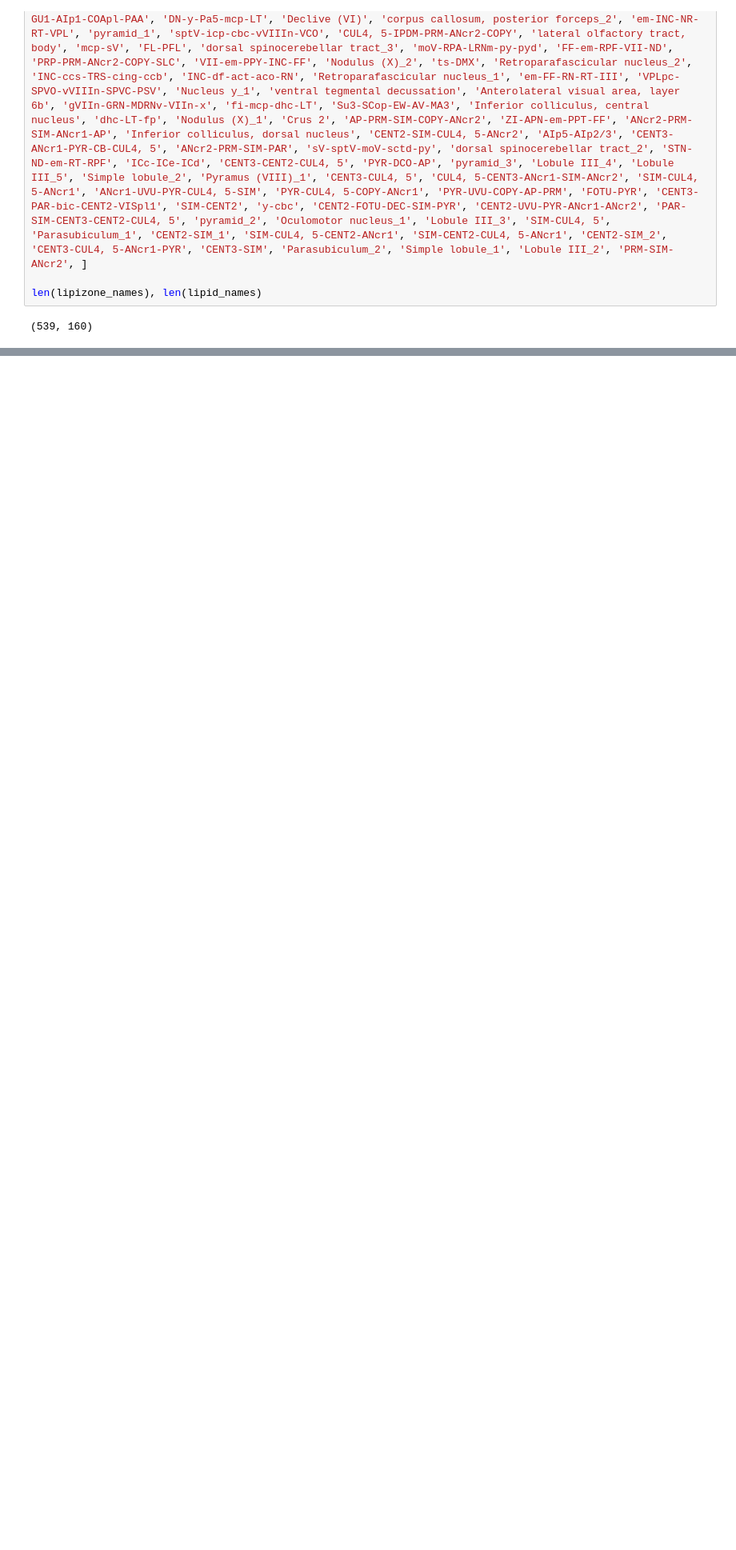
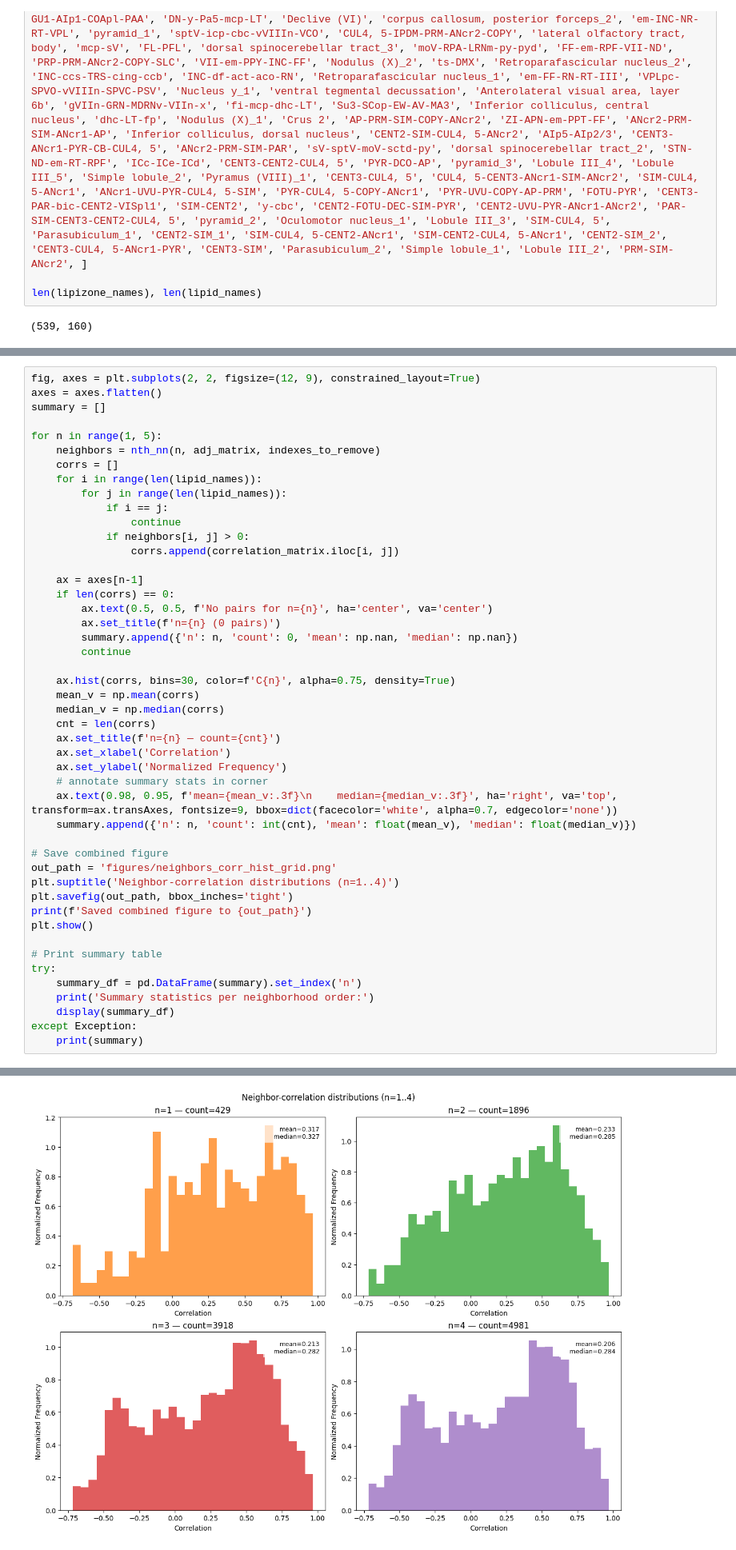
Before and after one commit to LotharBezzon/kineticConstants_test, a Jupyter notebook: lba_data_expl/data_expl.ipynb, the cells around one changed output, grey strips where cells are left out. Shown at 80% size. Saved outputs shown, nothing was run; the diff lists cells and outputs as text; blank space fills up the shorter version.

```diff
--- a/lba_data_expl/data_expl.ipynb
+++ b/lba_data_expl/data_expl.ipynb
@@ -145,0 +108,48 @@ Text(0.5, 1.0, 'Correlation Matrix with Reaction Network Overlay')
+# %%
+fig, axes = plt.subplots(2, 2, figsize=(12, 9), constrained_layout=True)
+axes = axes.flatten()
+summary = []
+
+for n in range(1, 5):
+    neighbors = nth_nn(n, adj_matrix, indexes_to_remove)
+    corrs = []
+    for i in range(len(lipid_names)):
+        for j in range(len(lipid_names)):
+            if i == j:
+                continue
+            if neighbors[i, j] > 0:
+                corrs.append(correlation_matrix.iloc[i, j])
+
+    ax = axes[n-1]
+    if len(corrs) == 0:
+        ax.text(0.5, 0.5, f'No pairs for n={n}', ha='center', va='center')
+        ax.set_title(f'n={n} (0 pairs)')
+        summary.append({'n': n, 'count': 0, 'mean': np.nan, 'median': np.nan})
+        continue
+
+    ax.hist(corrs, bins=30, color=f'C{n}', alpha=0.75, density=True)
+    mean_v = np.mean(corrs)
+    median_v = np.median(corrs)
+    cnt = len(corrs)
+    ax.set_title(f'n={n} — count={cnt}')
+    ax.set_xlabel('Correlation')
+    ax.set_ylabel('Normalized Frequency')
+    # annotate summary stats in corner
+    ax.text(0.98, 0.95, f'mean={mean_v:.3f}\n    median={median_v:.3f}', ha='right', va='top', transform=ax.transAxes, fontsize=9, bbox=dict(facecolor='white', alpha=0.7, edgecolor='none'))
+    summary.append({'n': n, 'count': int(cnt), 'mean': float(mean_v), 'median': float(median_v)})
+
+# Save combined figure
+out_path = 'figures/neighbors_corr_hist_grid.png'
+plt.suptitle('Neighbor-correlation distributions (n=1..4)')
+plt.savefig(out_path, bbox_inches='tight')
+print(f'Saved combined figure to {out_path}')
+plt.show()
+
+# Print summary table
+try:
+    summary_df = pd.DataFrame(summary).set_index('n')
+    print('Summary statistics per neighborhood order:')
+    display(summary_df)
+except Exception:
+    print(summary)
+# %% [output]
@@ -145,0 +157 @@ Text(0.5, 1.0, 'Correlation Matrix with Reaction Network Overlay')
+[figure, added]
```
Also changed, not shown: parts of 12 cells of this notebook, 31 other files.
